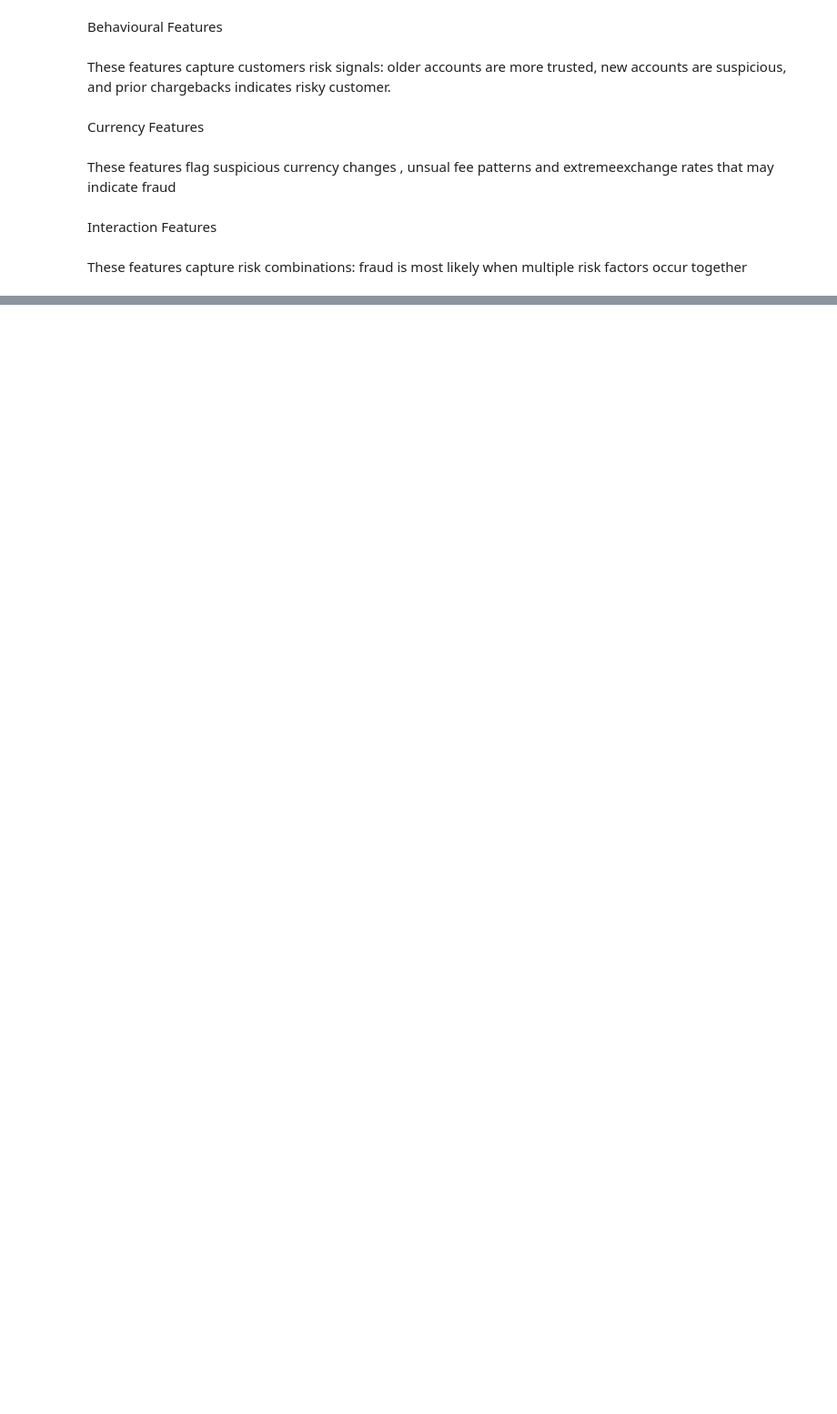
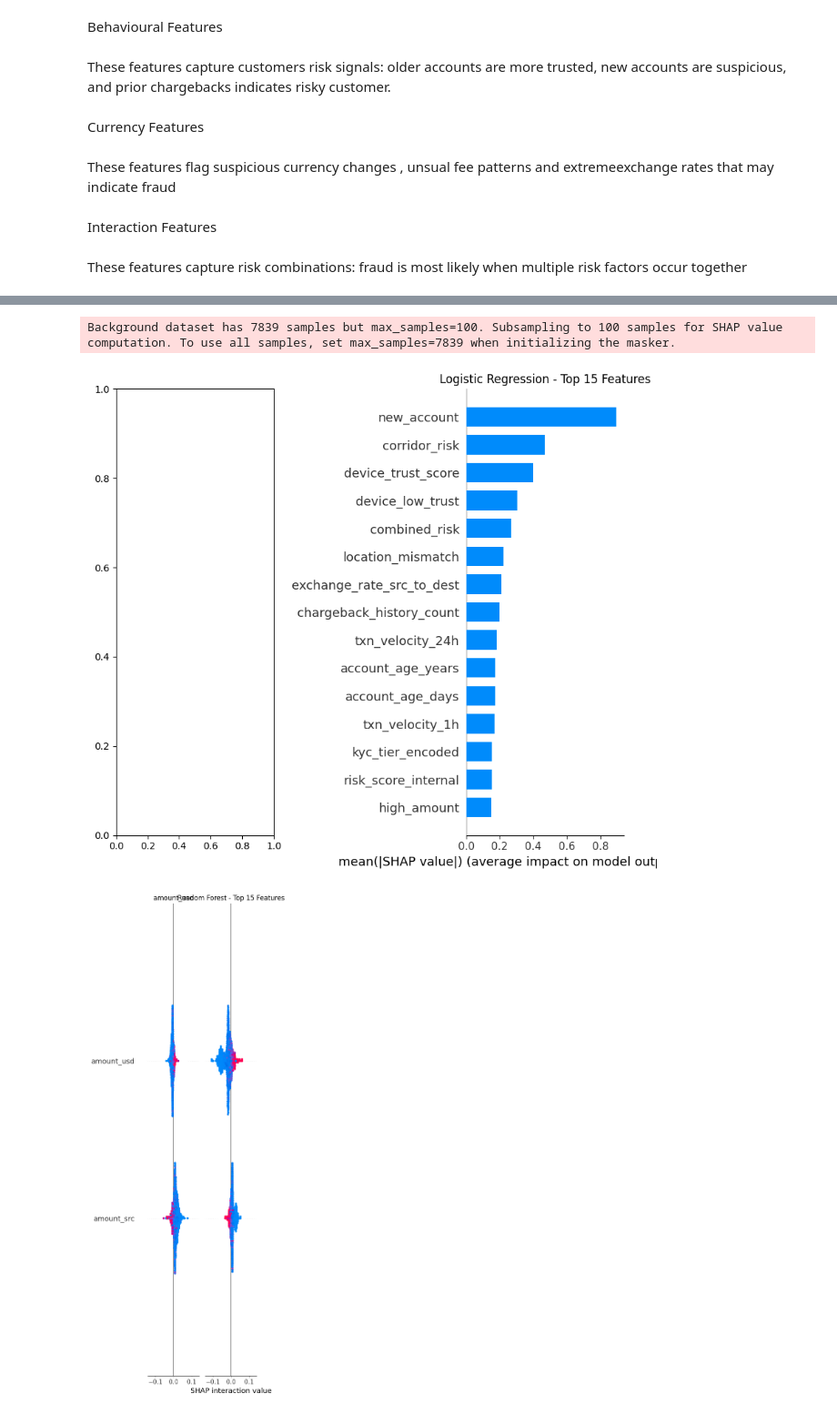
Before and after one commit to Henrywest100/Novapay-Fintech, a Jupyter notebook: Novacode.ipynb, the cells around one changed output, grey strips where cells are left out. Shown at 91% size. Cells and saved outputs as stored; diff of their text form; code cells hidden in the pictures; blank space fills up the shorter version.

```diff
--- a/Novacode.ipynb
+++ b/Novacode.ipynb
@@ -794,0 +1043,32 @@ These features  capture risk combinations: fraud is most likely when multiple ri
+# %%
+# SHAP analysis (using a sample for speed)
+sample_idx = np.random.choice(len(X_test), min(1000, len(X_test)), replace=False)
+X_sample = X_test.iloc[sample_idx]
+X_sample_scaled = X_test_scaled[sample_idx]
+
+# SHAP for Logistic Regression
+explainer_lr = shap.LinearExplainer(lr, X_train_scaled, feature_names=X.columns.tolist())
+shap_values_lr = explainer_lr.shap_values(X_sample_scaled)
+
+# SHAP for Random Forest
+explainer_rf = shap.TreeExplainer(rf)
+shap_values_rf = explainer_rf.shap_values(X_sample)
+
+# Plot SHAP summaries
+fig, axes = plt.subplots(1, 2, figsize=(16, 8))
+
+# Logistic Regression SHAP
+shap.summary_plot(shap_values_lr, X_sample, feature_names=X.columns.tolist(), show=False, plot_type='bar', max_display=15)
+plt.title('Logistic Regression - Top 15 Features')
+plt.tight_layout()
+
+# Random Forest SHAP
+shap.summary_plot(shap_values_rf, X_sample, feature_names=X.columns.tolist(), show=False, plot_type='bar', max_display=15)
+plt.title('Random Forest - Top 15 Features')
+plt.tight_layout()
+
+plt.show()
+# %% [output]
+Background dataset has 7839 samples but max_samples=100. Subsampling to 100 samples for SHAP value computation. To use all samples, set max_samples=7839 when initializing the masker.
+[figure, added]
+[figure, added]
```
Also changed, not shown: parts of 20 cells of this notebook.
